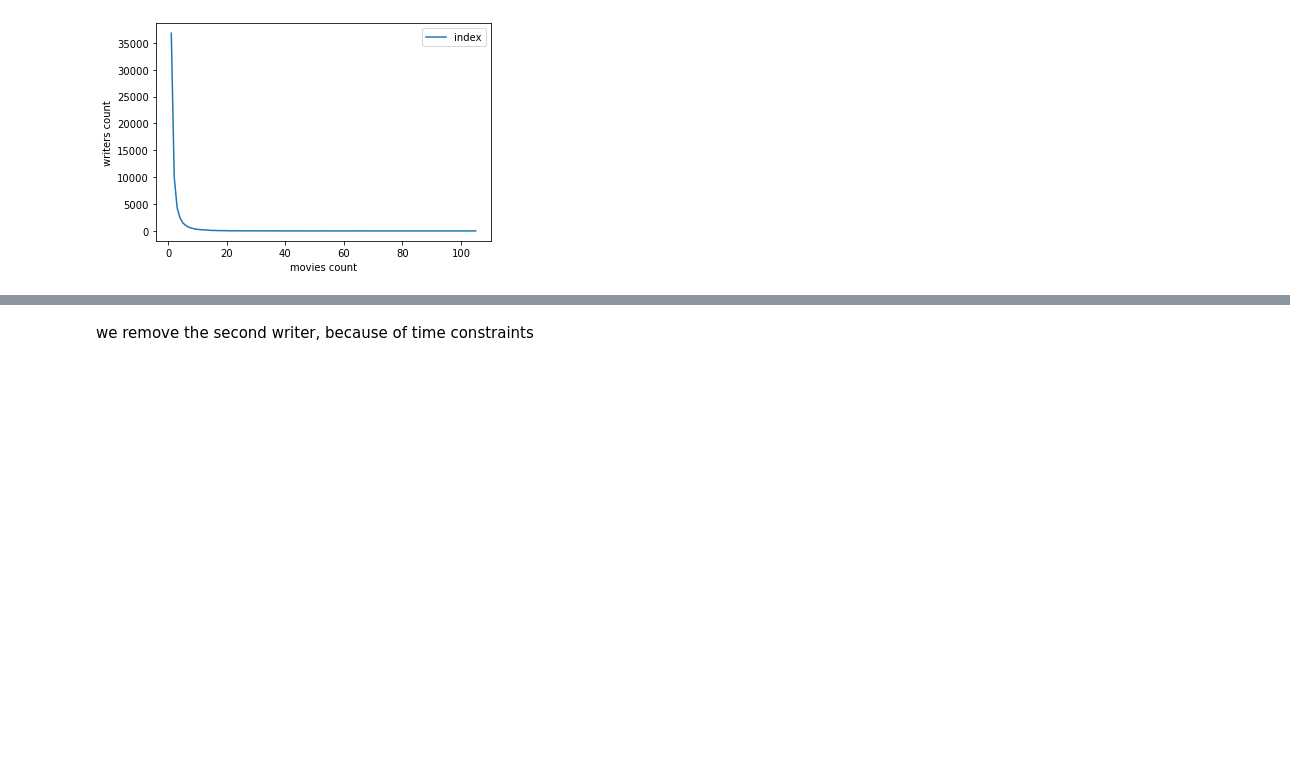
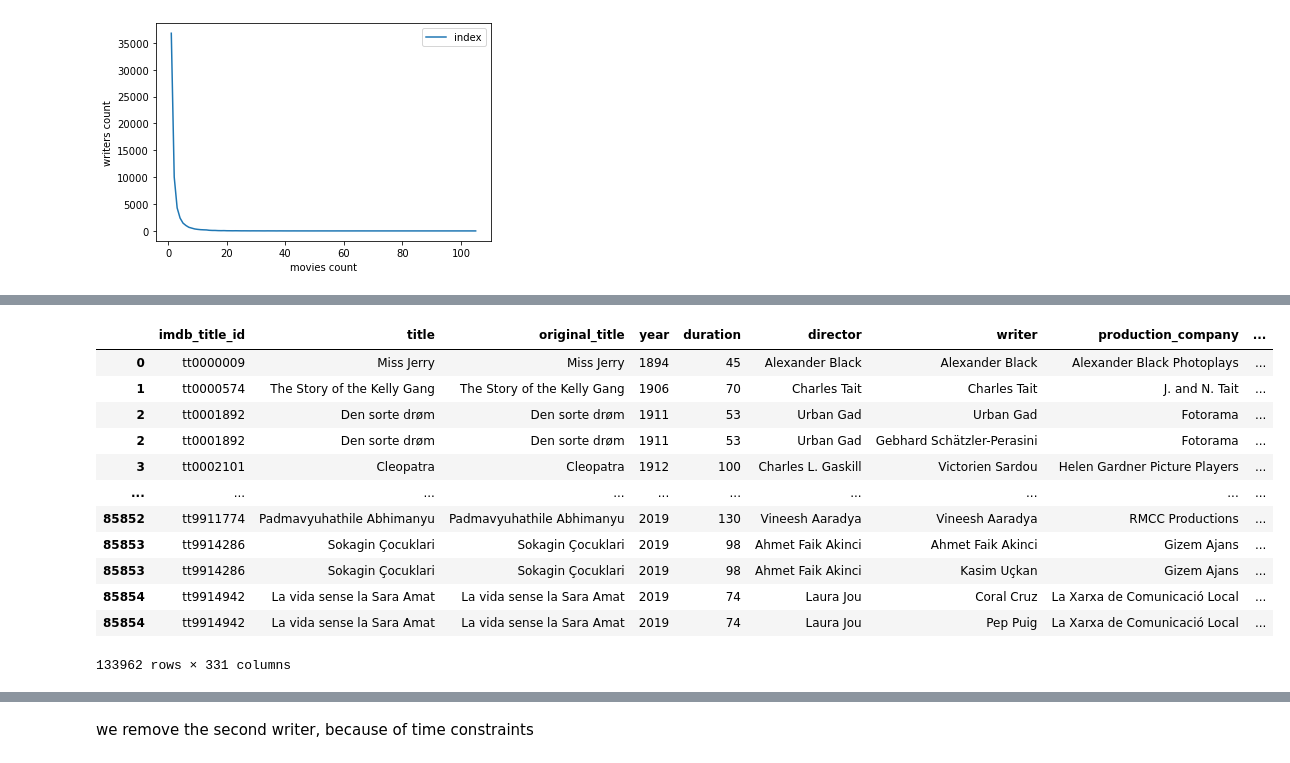
Before and after one commit to DirkTorre/VU_ML_project, a Jupyter notebook: data cleaning.ipynb, the cells around one changed output, grey strips where cells are left out. Cells and saved outputs as stored; diff of their text form; code cells hidden in the pictures; blank space fills up the shorter version.

Commit message:
added common writer. code is a bit of a mess.

```diff
--- a/data cleaning.ipynb
+++ b/data cleaning.ipynb
@@ -732,0 +725,27 @@ Name: writer, Length: 79854, dtype: object
+# %%
+def to_list(row):
+    try:
+        row["writer"] = row["writer"].split(",")
+
+    except:
+        a = 1
+    return row
+
+
+writers = adj_movies.apply(to_list, axis=1)
+writers = writers.explode("writer")
+writers
+# %% [output]
+|  | imdb_title_id | title | original_title | year | duration | director | writer | production_company | ... |
+| 0 | tt0000009 | Miss Jerry | Miss Jerry | 1894 | 45 | Alexander Black | Alexander Black | Alexander Black Photoplays | ... |
+| 1 | tt0000574 | The Story of the Kelly Gang | The Story of the Kelly Gang | 1906 | 70 | Charles Tait | Charles Tait | J. and N. Tait | ... |
+| 2 | tt0001892 | Den sorte drøm | Den sorte drøm | 1911 | 53 | Urban Gad | Urban Gad | Fotorama | ... |
+| 2 | tt0001892 | Den sorte drøm | Den sorte drøm | 1911 | 53 | Urban Gad | Gebhard Schätzler-Perasini | Fotorama | ... |
+| 3 | tt0002101 | Cleopatra | Cleopatra | 1912 | 100 | Charles L. Gaskill | Victorien Sardou | Helen Gardner Picture Players | ... |
+| ... | ... | ... | ... | ... | ... | ... | ... | ... | ... |
+| 85852 | tt9911774 | Padmavyuhathile Abhimanyu | Padmavyuhathile Abhimanyu | 2019 | 130 | Vineesh Aaradya | Vineesh Aaradya | RMCC Productions | ... |
+| 85853 | tt9914286 | Sokagin Çocuklari | Sokagin Çocuklari | 2019 | 98 | Ahmet Faik Akinci | Ahmet Faik Akinci | Gizem Ajans | ... |
+| 85853 | tt9914286 | Sokagin Çocuklari | Sokagin Çocuklari | 2019 | 98 | Ahmet Faik Akinci | Kasim Uçkan | Gizem Ajans | ... |
+| 85854 | tt9914942 | La vida sense la Sara Amat | La vida sense la Sara Amat | 2019 | 74 | Laura Jou | Coral Cruz | La Xarxa de Comunicació Local | ... |
+| 85854 | tt9914942 | La vida sense la Sara Amat | La vida sense la Sara Amat | 2019 | 74 | Laura Jou | Pep Puig | La Xarxa de Comunicació Local | ... |
+133962 rows × 331 columns
```
Also changed, not shown: parts of 25 cells of this notebook, 1 other file.
